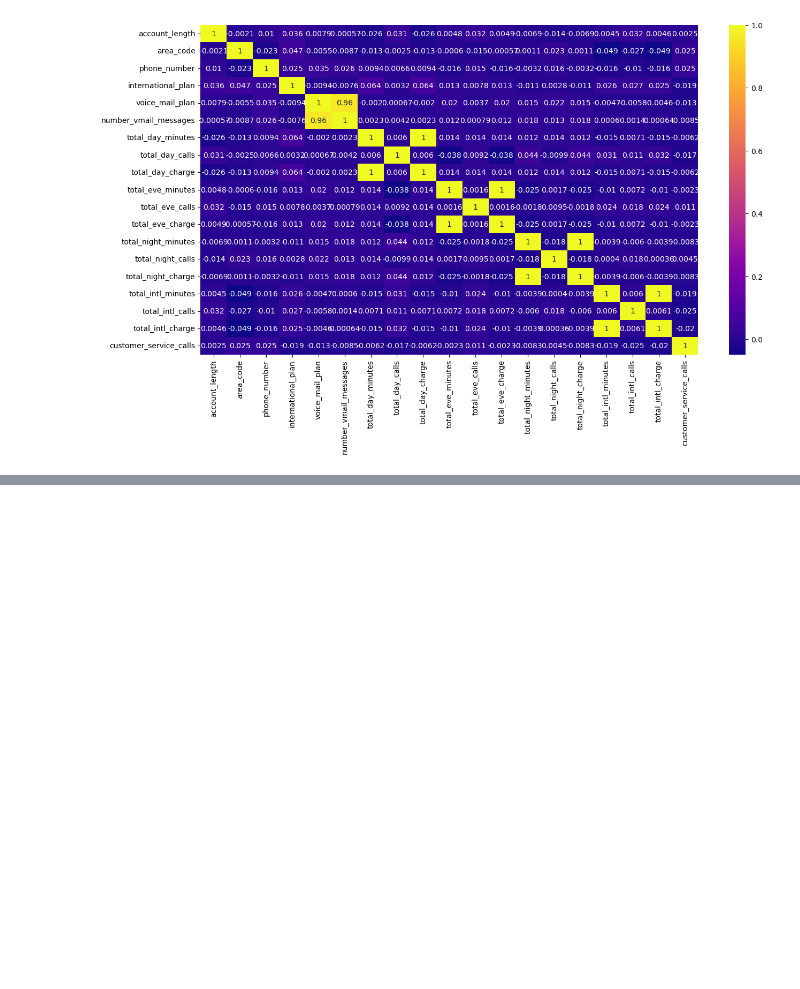
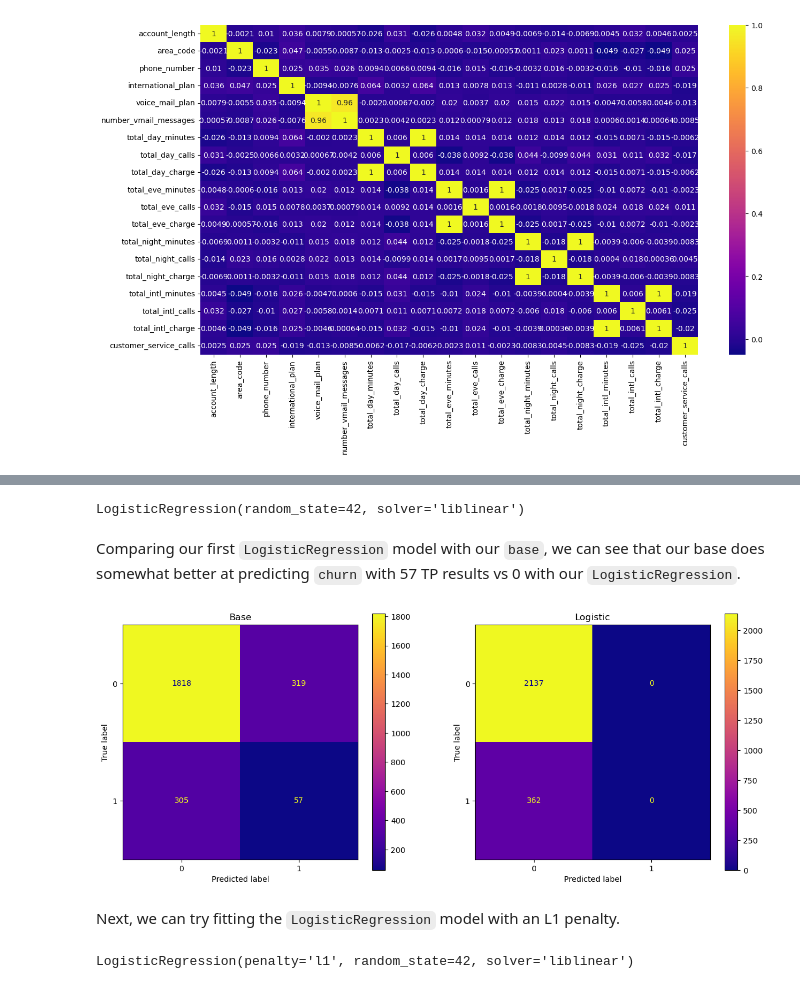
Before and after one commit to erankova/Phase_3_Project, a Jupyter notebook: Phase_3_Project.ipynb, the cells around one changed output, grey strips where cells are left out. Cells and saved outputs as stored; diff of their text form; code cells hidden in the pictures; blank space fills up the shorter version.

Commit message:
initial model complete

```diff
--- a/Phase_3_Project.ipynb
+++ b/Phase_3_Project.ipynb
@@ -245,0 +254,3 @@ sns.heatmap(X_train[non_state_cols].corr(min_periods=400),annot=True,cmap='plasm
+# %%
+base = DummyClassifier(strategy = 'stratified',random_state=42)
+base.fit(X_train,y_train)
@@ -245,0 +263,24 @@ sns.heatmap(X_train[non_state_cols].corr(min_periods=400),annot=True,cmap='plasm
+# %%
+logreg_model = LogisticRegression(random_state=42,solver='liblinear')
+logreg_model.fit(X_train,y_train)
+# %% [output]
+LogisticRegression(random_state=42, solver='liblinear')
+# %% [markdown]
+Comparing our first `LogisticRegression` model with our `base`, we can see that our base does somewhat better at predicting `churn` with 57 TP results vs 0 with our `LogisticRegression`.
+# %%
+fig, ax = plt.subplots(ncols=2,figsize=(15,6))
+
+ax[0].set_title('Base')
+ax[1].set_title('Logistic')
+
+ConfusionMatrixDisplay.from_estimator(base,X_train,y_train,ax=ax[0],cmap='plasma')
+ConfusionMatrixDisplay.from_estimator(logreg_model,X_train,y_train,ax=ax[1],cmap='plasma');
+# %% [output]
+[figure, added]
+# %% [markdown]
+Next, we can try fitting the `LogisticRegression` model with an L1 penalty.
+# %%
+logreg_model_l1 = LogisticRegression(random_state=42,solver='liblinear',penalty='l1')
+logreg_model_l1.fit(X_train,y_train)
+# %% [output]
+LogisticRegression(penalty='l1', random_state=42, solver='liblinear')
```
Also changed, not shown: parts of 12 cells of this notebook.
